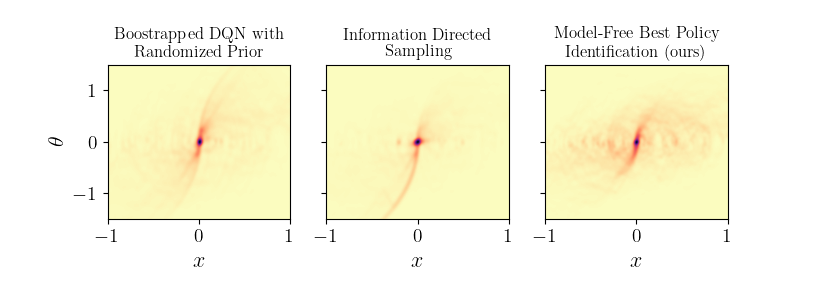
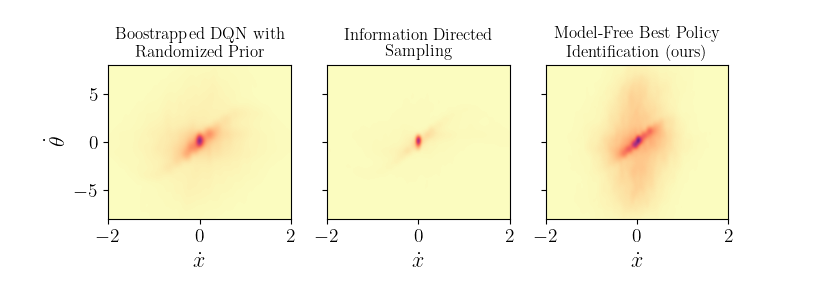
Before and after one commit to rssalessio/ModelFreeActiveExplorationRL, a Jupyter notebook: CartPoleSwingUp/make_exploration_plots.ipynb, the cells around one changed output. Cells and saved outputs as stored; diff of their text form; code cells hidden in the pictures.

```diff
--- a/CartPoleSwingUp/make_exploration_plots.ipynb
+++ b/CartPoleSwingUp/make_exploration_plots.ipynb
@@ -34,22 +34,21 @@ rc_parameters = {
 }
 plt.rcParams.update(rc_parameters)
 # %%
-agents = ['dbmfbpi','bsp','bsp2', 'ids']
+agents = ['dbmfbpi','bsp', 'ids']
 titles = {
     'dbmfbpi': 'Model-Free Best Policy\nIdentification (ours)',
     'bsp': 'Boostrapped DQN with\n Randomized Prior',
     'ids': 'Information Directed\nSampling'
 }
-sizes = [5]
+difficulty = 3
 data = {}
 for agent in agents:
     data[agent] = {}
-    for size in sizes:
-        with lzma.open(f'data//data_{size}_{agent}.pkl.lzma', 'rb') as f:
-            data[agent][size] = pickle.load(f)
+    with lzma.open(f'data//data_{difficulty}_{agent}.pkl.lzma', 'rb') as f:
+        data[agent][difficulty] = pickle.load(f)
 # %%
-T = 15000   # Total timesteps considered
-runs = 5    # Specify number of runs
+T = 20000   # Total timesteps considered
+runs = 30    # Specify number of runs
 x = np.zeros((3, runs, T))
 xdot = np.zeros((3, runs, T))
 theta = np.zeros((3, runs, T))
@@ -57,8 +56,8 @@ thetadot = np.zeros((3, runs, T))
 timestamps = np.zeros((3, runs,T))
 
 for idx, agent in enumerate(['bsp', 'ids', 'dbmfbpi']):
-    for n in range(5):
-        timesteps, episodes, states, actions= map(np.array, zip(*data[agent][size][n].agent_stats.states_actions_visited))
+    for n in range(runs):
+        timesteps, episodes, states, actions= map(np.array, zip(*data[agent][difficulty][n].agent_stats.states_actions_visited))
         timestamps[idx, n, :] = timesteps[:T]
         x[idx, n, :]= states[:T,0]
         xdot[idx, n, :] = states[:T,1]
@@ -68,32 +67,34 @@ for idx, agent in enumerate(['bsp', 'ids', 'dbmfbpi']):
 x, xdot, theta, thetadot,timestamps = x.reshape(3, -1), xdot.reshape(3, -1), theta.reshape(3, -1), thetadot.reshape(3, -1), timestamps.reshape(3,-1)
 # %%
 fig,ax = plt.subplots(1,3, figsize=(8,2), sharex=True, sharey=True)
-bins = 1000
+bins = 100
 cmap = plt.cm.get_cmap('magma_r')
 
-for idx, agent in enumerate(['bsp', 'ids', 'dbmfbpi']):
-    var1, var2,tm = x[idx,:], xdot[idx,:], timestamps[idx,:]
+def make_plot(ax, var1, var2, bins):
     hist, xedges, yedges = np.histogram2d(var1,var2,bins=bins)
-    hist = gaussian_filter(hist / 5, sigma=7)
 
     X, Y = np.meshgrid(xedges, yedges)
     min_val = np.min(hist)
     max_val = np.max(hist)
 
     # Normalize the histogram
     normalized_hist = (hist - min_val) / (max_val - min_val)
 
-    cax = ax[idx].imshow(normalized_hist.T, interpolation='bicubic', origin='lower',
+    cax = ax.imshow(normalized_hist.T, interpolation='bicubic', origin='lower',
                          extent=[xedges[0], xedges[-1], yedges[0], yedges[-1]],
                          cmap=cmap, aspect='auto')
 
-    ax[idx].set_xlim(-1, 1)
-    ax[idx].set_ylim(-1.5, 1.5)
-    ax[idx].set_xlabel(r'$x$')
+for idx, agent in enumerate(['bsp', 'ids', 'dbmfbpi']):
+    var1, var2,tm = xdot[idx,:], thetadot[idx,:], timestamps[idx,:]
+    make_plot(ax[idx], var1, var2, bins)
+
+    ax[idx].set_xlim(-2,2)
+    ax[idx].set_ylim(-8,8)
+    ax[idx].set_xlabel(r'$\dot x$')
     ax[idx].set_title(titles[agent], fontsize=12, ha='center')
-ax[0].set_ylabel(r'$\theta$')
+ax[0].set_ylabel(r'$\dot\theta$')
 
-plt.savefig('figures/exploration_frequency_visit.pdf', bbox_inches='tight')
+plt.savefig(f'figures/exploration_frequency_visit_{difficulty}_xdot_thetadot.pdf', bbox_inches='tight')
 plt.show()
 # %% [output]
-[figure, old version]
+[figure, new version]
```
Also changed, not shown: parts of 3 cells of this notebook, 20 other files.
